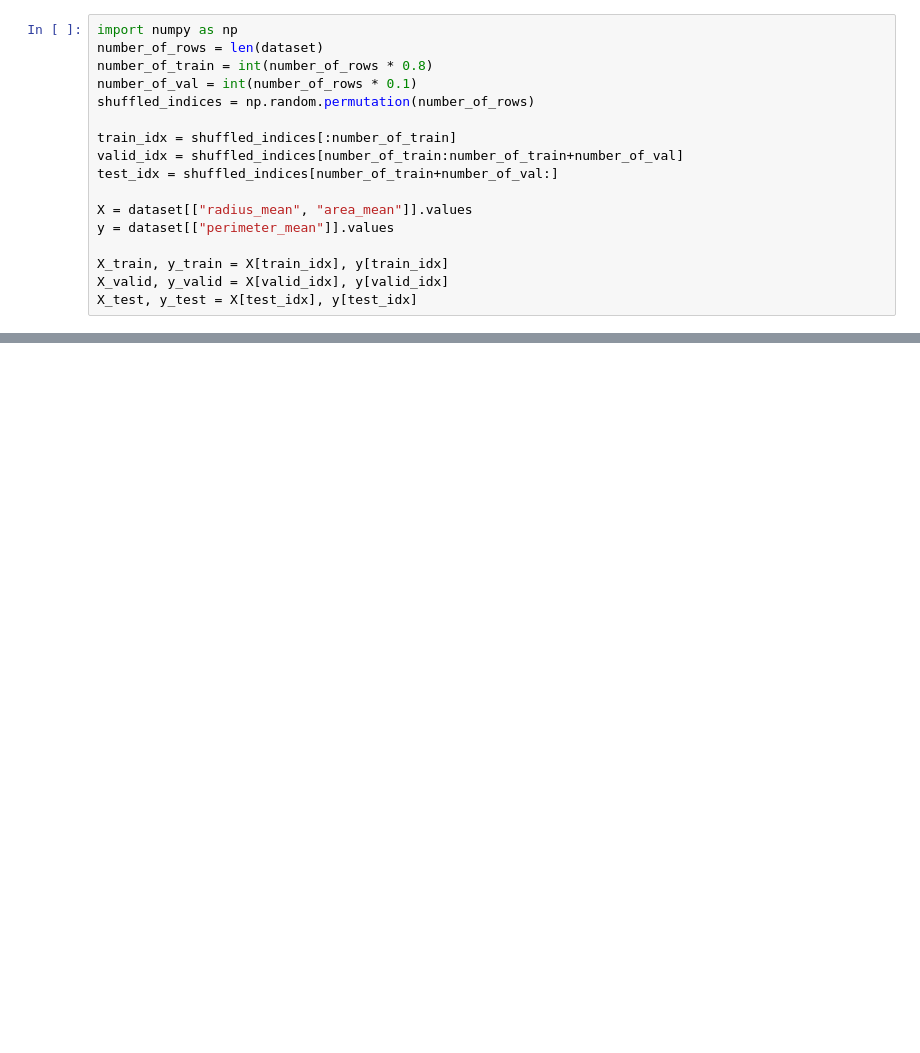
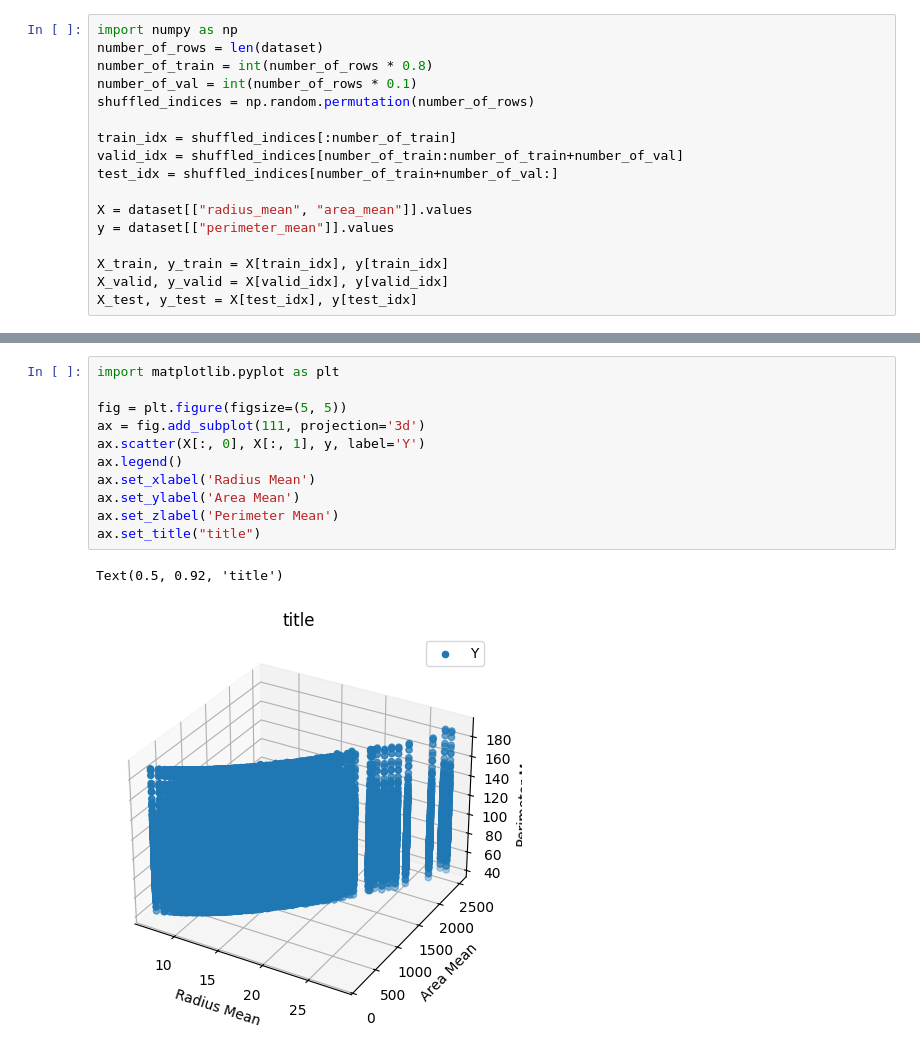
Before and after one commit to AmitosForever/Deep-Learning-Course, a Jupyter notebook: HW0/ece046211_hw0_machine_learning_recap_students.ipynb, the cells around one changed output, grey strips where cells are left out. Drawn from its saved outputs; the diff is of its cells as text; blank space fills up the shorter version.

```diff
--- a/HW0/ece046211_hw0_machine_learning_recap_students.ipynb
+++ b/HW0/ece046211_hw0_machine_learning_recap_students.ipynb
@@ -1095,3 +1148,17 @@ X_test = scaler.transform(X_test)
+# %%
+import matplotlib.pyplot as plt
+
+fig = plt.figure(figsize=(5, 5))
+ax = fig.add_subplot(111, projection='3d')
+ax.scatter(X[:, 0], X[:, 1], y, label='Y')
+ax.legend()
+ax.set_xlabel('Radius Mean')
+ax.set_ylabel('Area Mean')
+ax.set_zlabel('Perimeter Mean')
+ax.set_title("title")
+# %% [output]
+Text(0.5, 0.92, 'title')
+[figure, added]
 # %% [markdown]
 ## <img src="https://img.icons8.com/dusk/64/000000/prize.png" style="height:50px;display:inline"> Credits
 ---
```
Also changed, not shown: parts of 17 cells of this notebook.
